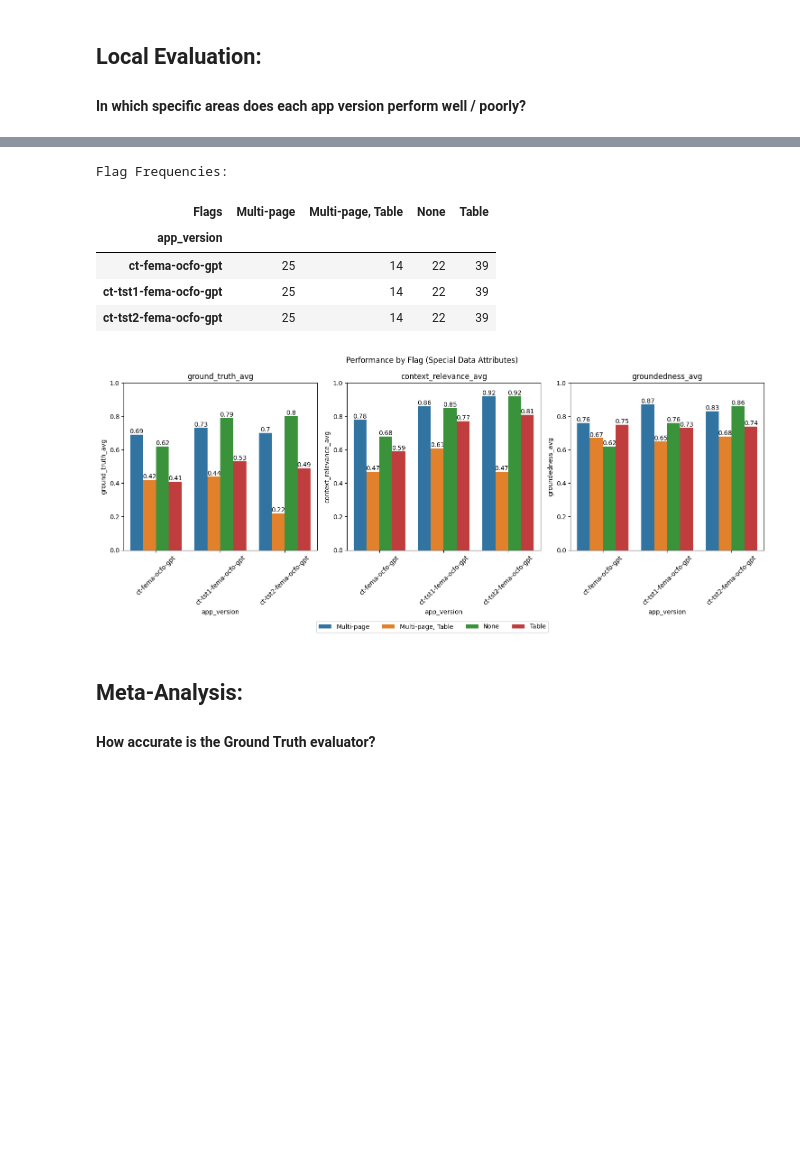
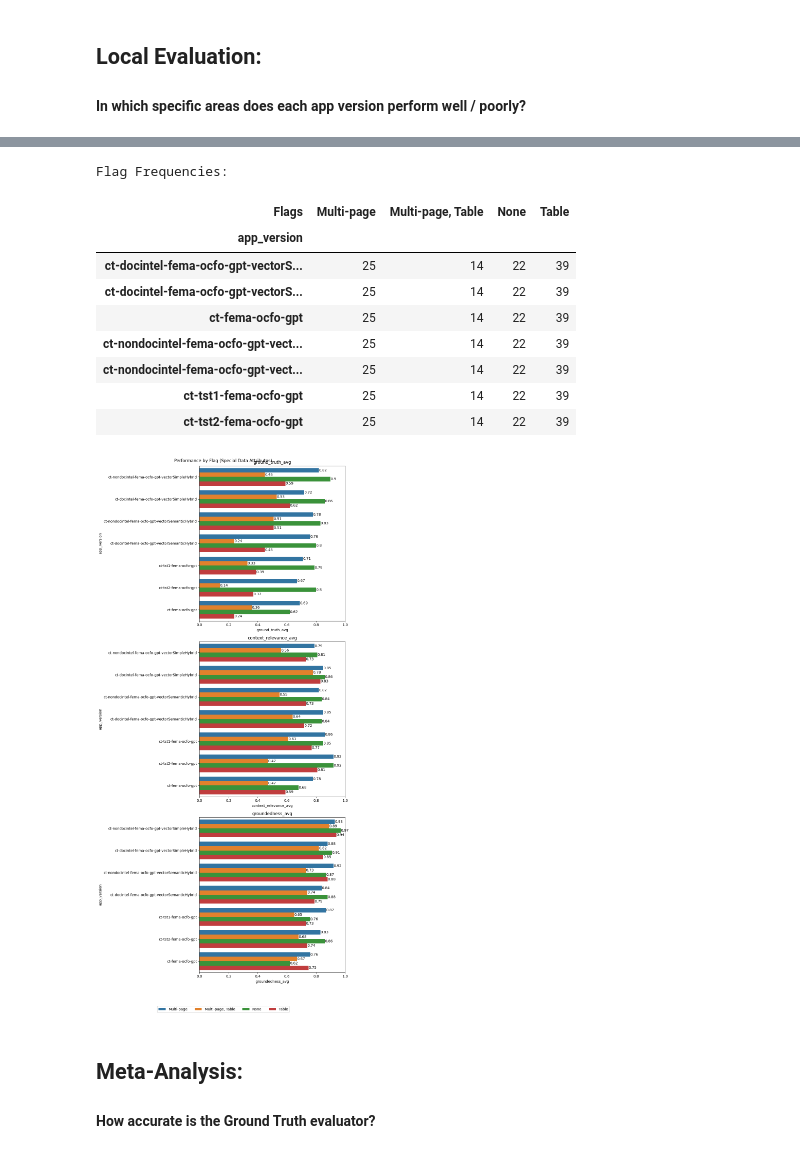
Before and after one commit to ctkraft/sample-app-aoai-chatGPT, a Jupyter notebook: notebooks/experiment_engine/eval_testing.ipynb, the cells around one changed output, grey strips where cells are left out. Drawn from its saved outputs; the diff is of its cells as text; code cells hidden in the pictures; blank space fills up the shorter version.

```diff
--- a/notebooks/experiment_engine/eval_testing.ipynb
+++ b/notebooks/experiment_engine/eval_testing.ipynb
@@ -38 +31,5 @@ tru.reset_database()
+# %%
+# CHOOSE APP VERSION TO TEST
+
+version = "ct-nondocintel-fema-ocfo-gpt-vectorSemanticHybrid"
 # %%
@@ -349,7 +369,7 @@ for i in range(2):
     tru_rag = TruCustomApp(
         rag_pipeline,
         app_id = settings.VERSION_ID + f"_replicate_{i+1}",
-        feedbacks = [f_groundedness, f_qa_relevance, f_context_relevance, f_ground_truth]
+        feedbacks = [f_groundedness, f_context_relevance, f_ground_truth]
     )
 
     with tru_rag as recording:
@@ -393,6 +408,4 @@ Credentials file already exists. Skipping writing process.
 Accordion(children=(VBox(children=(VBox(children=(Label(value='STDOUT'), Output())), VBox(children=(Label(valu…
 Dashboard started at http://192.168.1.173:8501 .
 <Popen: returncode: None args: ['streamlit', 'run', '--server.headless=True'...>
-# %%
-feedback_df = tru.get_records_and_feedback(app_ids=["ct-fema-ocfo-gpt_replicate_1"])[0]
 # %%
@@ -568,28 +581,26 @@ results_agg
 #### In which specific areas does each app version perform well / poorly?
 # %%
 # Breakdown by question type
-fig, axs = plt.subplots(1, 3, figsize=(15, 6))
-
-eval_results_by_type = full_eval_results.groupby(["app_version", "Type"], as_index=False).agg(
+eval_results_by_type = results.groupby(["app_version", "Type"], as_index=False).agg(
     ground_truth_avg=("Ground Truth", "mean"),
-    answer_relevance_avg=("Answer Relevance", "mean"),
     context_relevance_avg=("Context Relevance", "mean"),
     groundedness_avg=("Groundedness", "mean"),
     record_ct=("app_version", "count")
 )
 eval_results_by_type = eval_results_by_type.round(2)
 
+fig, axs = plt.subplots(3, 1, figsize=(10, 3*len(results["app_version"].unique())))
 metrics = ["ground_truth_avg", "context_relevance_avg", "groundedness_avg"]
 for i, metric in enumerate(metrics):
     sns.barplot(
-        x="app_version",
-        y=metric,
+        x=metric,
+        y="app_version",
         hue="Type",
         data=eval_results_by_type,
+        order=results_agg["app_version"],
         ax=axs[i]
     )
-    axs[i].set_ylim(0, 1)
-    axs[i].tick_params(axis="x", labelrotation=45)
+    axs[i].set_xlim(0, 1)
     axs[i].set_title(metric)
     axs[i].get_legend().remove()
 
@@ -597,7 +608,7 @@ for i, metric in enumerate(metrics):
         axs[i].bar_label(j,)
 
 handles, labels = axs[0].get_legend_handles_labels()
-fig.legend(handles, labels, loc="lower center", ncol=len(eval_results_by_type["Type"].unique()), bbox_to_anchor=(0.5, -.05))
+fig.legend(handles, labels, ncol=len(eval_results_by_type["Type"].unique()), loc="lower center", bbox_to_anchor=(0.5, -0.05))
 fig.suptitle("Performance by Question Type")
 fig.tight_layout()
 
@@ -614,50 +629,53 @@ Question Type Frequencies:
 # %%
 # Breakdown by flag type
-fig, axs = plt.subplots(1, 3, figsize=(15, 6))
-full_eval_results["Flags"].fillna("None", inplace=True)
-full_eval_results["Flags"] = full_eval_results["Flags"].apply(lambda x: x.replace(", Negative", ""))
+results["Flags"].fillna("None", inplace=True)
+results["Flags"] = results["Flags"].apply(lambda x: x.replace(", Negative", ""))
 
-eval_results_by_flag = full_eval_results.groupby(["app_version", "Flags"], as_index=False).agg(
+eval_results_by_flag = results.groupby(["app_version", "Flags"], as_index=False).agg(
         ground_truth_avg=("Ground Truth", "mean"),
-        answer_relevance_avg=("Answer Relevance", "mean"),
         context_relevance_avg=("Context Relevance", "mean"),
         groundedness_avg=("Groundedness", "mean"),
         record_ct=("app_version", "count")
     )
 eval_results_by_flag = eval_results_by_flag.round(2)
 
+fig, axs = plt.subplots(3, 1, figsize=(10, 3*len(results["app_version"].unique())))
 metrics = ["ground_truth_avg", "context_relevance_avg", "groundedness_avg"]
 for i, metric in enumerate(metrics):
     sns.barplot(
-        x="app_version",
-        y=metric,
+        x=metric,
+        y="app_version",
         hue="Flags",
         data=eval_results_by_flag,
+        order=results_agg["app_version"],
         ax=axs[i]
     )
-    axs[i].set_ylim(0, 1)
-    axs[i].tick_params(axis="x", labelrotation=45)
+    axs[i].set_xlim(0, 1)
     axs[i].set_title(metric)
     axs[i].get_legend().remove()
 
     for j in axs[i].containers:
         axs[i].bar_label(j,)
 
 handles, labels = axs[0].get_legend_handles_labels()
 fig.legend(handles, labels, loc="lower center", ncol=len(eval_results_by_flag["Flags"].unique()), bbox_to_anchor=(0.5, -.05))
 fig.suptitle("Performance by Flag (Special Data Attributes)")
 fig.tight_layout()
 
 print("Flag Frequencies:")
 eval_results_by_flag.pivot(values="record_ct", index=["app_version"], columns="Flags")
 # %% [output]
 Flag Frequencies:
 | Flags | Multi-page | Multi-page, Table | None | Table |
 | app_version |  |  |  |  |
+| ct-docintel-fema-ocfo-gpt-vectorS... | 25 | 14 | 22 | 39 |
+| ct-docintel-fema-ocfo-gpt-vectorS... | 25 | 14 | 22 | 39 |
 | ct-fema-ocfo-gpt | 25 | 14 | 22 | 39 |
+| ct-nondocintel-fema-ocfo-gpt-vect... | 25 | 14 | 22 | 39 |
+| ct-nondocintel-fema-ocfo-gpt-vect... | 25 | 14 | 22 | 39 |
 | ct-tst1-fema-ocfo-gpt | 25 | 14 | 22 | 39 |
 | ct-tst2-fema-ocfo-gpt | 25 | 14 | 22 | 39 |
-[figure, old version]
+[figure, new version]
 # %% [markdown]
 ## Meta-Analysis:
 #### How accurate is the Ground Truth evaluator?
```
Also changed, not shown: parts of 14 cells of this notebook.
